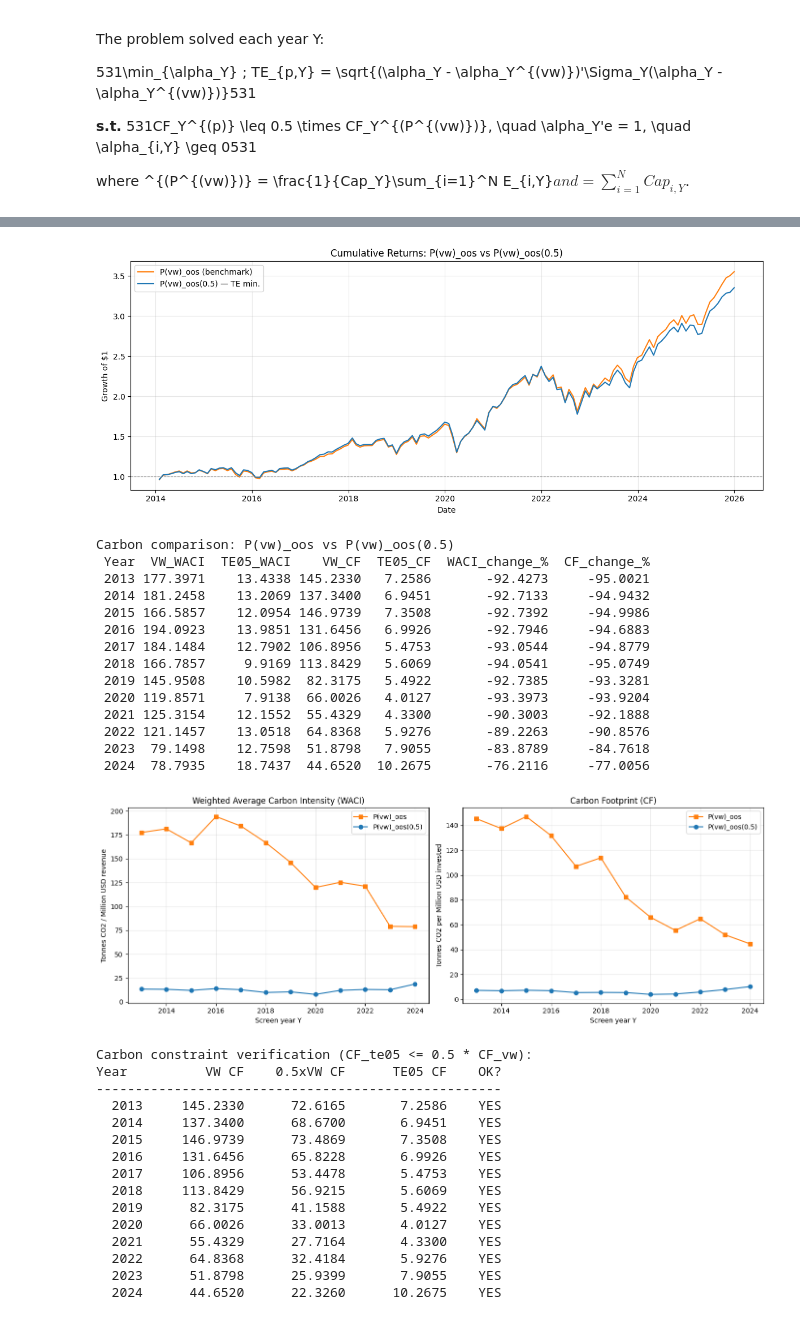
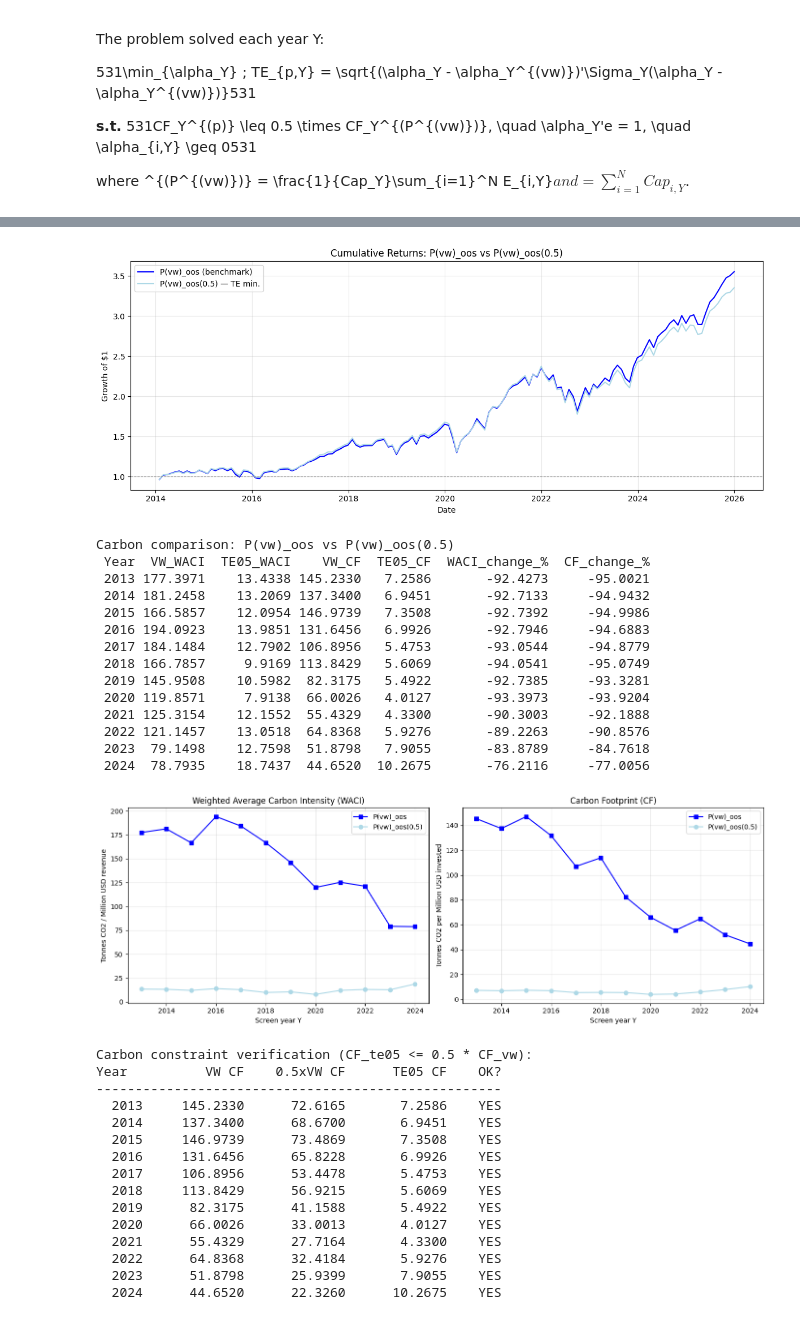
Before and after one commit to Saarujan06/Sustainability-Aware-Asset-Management-Project, a Jupyter notebook: final.ipynb, the cells around one changed output, grey strips where cells are left out. Drawn from its saved outputs; the diff is of its cells as text; code cells hidden in the pictures.

```diff
--- a/final.ipynb
+++ b/final.ipynb
@@ -2343,8 +2343,8 @@ cum_vw   = (1 + vw_aligned_te).cumprod()
 cum_te05 = (1 + te05_aligned).cumprod()
 
 fig, ax = plt.subplots(figsize=(12, 5))
-ax.plot(cum_vw.index,   cum_vw.values,   label="P(vw)_oos (benchmark)",    color="tab:orange")
-ax.plot(cum_te05.index, cum_te05.values, label="P(vw)_oos(0.5) — TE min.", color="tab:blue")
+ax.plot(cum_vw.index,   cum_vw.values,   label="P(vw)_oos (benchmark)",    color="blue")
+ax.plot(cum_te05.index, cum_te05.values, label="P(vw)_oos(0.5) — TE min.", color="lightblue")
 ax.axhline(1.0, color="grey", linestyle="--", linewidth=0.8)
 ax.set_title("Cumulative Returns: P(vw)_oos vs P(vw)_oos(0.5)")
 ax.set_ylabel("Growth of $1")
@@ -2423,15 +2423,15 @@ print(carbon_te.round(4).to_string(index=False))
 carbon_te.to_csv(OUT_DIR / "vw_vs_te05_carbon.csv", index=False)
 
 fig, (ax1, ax2) = plt.subplots(1, 2, figsize=(14, 5))
-ax1.plot(carbon_te["Year"], carbon_te["VW_WACI"],   marker="s", label="P(vw)_oos",      color="tab:orange")
-ax1.plot(carbon_te["Year"], carbon_te["TE05_WACI"], marker="o", label="P(vw)_oos(0.5)", color="tab:blue")
+ax1.plot(carbon_te["Year"], carbon_te["VW_WACI"],   marker="s", label="P(vw)_oos",      color="blue")
+ax1.plot(carbon_te["Year"], carbon_te["TE05_WACI"], marker="o", label="P(vw)_oos(0.5)", color="lightblue")
 ax1.set_title("Weighted Average Carbon Intensity (WACI)")
 ax1.set_ylabel("Tonnes CO2 / Million USD revenue")
 ax1.set_xlabel("Screen year Y")
 ax1.legend(); ax1.grid(True, alpha=0.3)
 
-ax2.plot(carbon_te["Year"], carbon_te["VW_CF"],   marker="s", label="P(vw)_oos",      color="tab:orange")
-ax2.plot(carbon_te["Year"], carbon_te["TE05_CF"], marker="o", label="P(vw)_oos(0.5)", color="tab:blue")
+ax2.plot(carbon_te["Year"], carbon_te["VW_CF"],   marker="s", label="P(vw)_oos",      color="blue")
+ax2.plot(carbon_te["Year"], carbon_te["TE05_CF"], marker="o", label="P(vw)_oos(0.5)", color="lightblue")
 ax2.set_title("Carbon Footprint (CF)")
 ax2.set_ylabel("Tonnes CO2 per Million USD invested")
 ax2.set_xlabel("Screen year Y")
@@ -2456,35 +2456,35 @@ Solving P(vw)_oos(0.5) — tracking-error minimisation with 50% CF reduction
 ================================================================================
   2013:  771 firms (0 missing E/Cap) | TE = 0.000007 | CF = 7.258555 (limit 72.616515, VW 145.233031) | max_w = 0.0275
   2014:  811 firms (0 missing E/Cap) | TE = 0.000006 | CF = 6.945073 (limit 68.669999, VW 137.339999) | max_w = 0.0325
   2015:  862 firms (0 missing E/Cap) | TE = 0.000005 | CF = 7.350813 (limit 73.486941, VW 146.973882) | max_w = 0.0291
   2016:  895 firms (0 missing E/Cap) | TE = 0.000006 | CF = 6.992599 (limit 65.822777, VW 131.645555) | max_w = 0.0220
   2017:  931 firms (0 missing E/Cap) | TE = 0.000103 | CF = 5.475292 (limit 53.447802, VW 106.895604) | max_w = 0.0208
   2018:  984 firms (0 missing E/Cap) | TE = 0.000114 | CF = 5.606869 (limit 56.921456, VW 113.842912) | max_w = 0.0233
   2019: 1073 firms (0 missing E/Cap) | TE = 0.000049 | CF = 5.492169 (limit 41.158768, VW 82.317536) | max_w = 0.0231
   2020: 1115 firms (0 missing E/Cap) | TE = 0.000079 | CF = 4.012677 (limit 33.001280, VW 66.002559) | max_w = 0.0411
   2021: 1148 firms (0 missing E/Cap) | TE = 0.000073 | CF = 4.329982 (limit 27.716431, VW 55.432863) | max_w = 0.0412
   2022: 1147 firms (0 missing E/Cap) | TE = 0.000097 | CF = 5.927637 (limit 32.418401, VW 64.836802) | max_w = 0.0331
 ... (9 lines left out)
      Portfolio Ann. Return Ann. Volatility Sharpe Ratio Min Monthly Ret. Max Monthly Ret.
      P(vw)_oos      11.61%          14.17%        0.696          -13.07%           12.84%
 P(vw)_oos(0.5)      11.13%          14.20%        0.660          -14.28%           13.62%
 ================================================================================
-[figure, old version]
+[figure, new version]
 Carbon comparison: P(vw)_oos vs P(vw)_oos(0.5)
  Year  VW_WACI  TE05_WACI    VW_CF  TE05_CF  WACI_change_%  CF_change_%
  2013 177.3971    13.4338 145.2330   7.2586       -92.4273     -95.0021
  2014 181.2458    13.2069 137.3400   6.9451       -92.7133     -94.9432
  2015 166.5857    12.0954 146.9739   7.3508       -92.7392     -94.9986
  2016 194.0923    13.9851 131.6456   6.9926       -92.7946     -94.6883
  2017 184.1484    12.7902 106.8956   5.4753       -93.0544     -94.8779
  2018 166.7857     9.9169 113.8429   5.6069       -94.0541     -95.0749
  2019 145.9508    10.5982  82.3175   5.4922       -92.7385     -93.3281
  2020 119.8571     7.9138  66.0026   4.0127       -93.3973     -93.9204
  2021 125.3154    12.1552  55.4329   4.3300       -90.3003     -92.1888
  2022 121.1457    13.0518  64.8368   5.9276       -89.2263     -90.8576
  2023  79.1498    12.7598  51.8798   7.9055       -83.8789     -84.7618
  2024  78.7935    18.7437  44.6520  10.2675       -76.2116     -77.0056
-[figure, old version]
+[figure, new version]
 Carbon constraint verification (CF_te05 <= 0.5 * CF_vw):
 Year          VW CF    0.5xVW CF      TE05 CF    OK?
 ----------------------------------------------------
```
Also changed, not shown: parts of 3 cells of this notebook, 7 other files.
